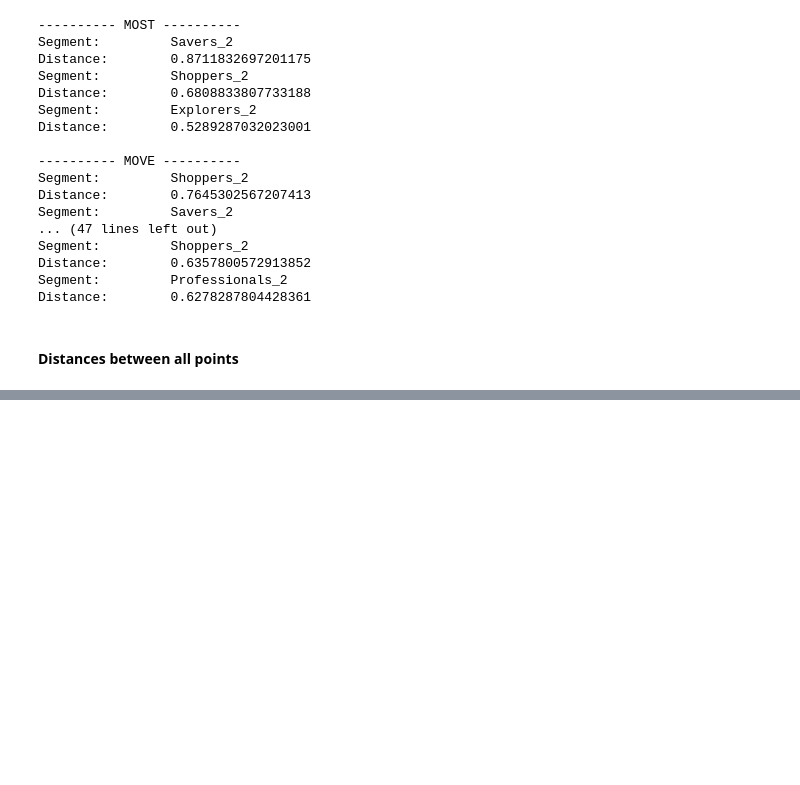
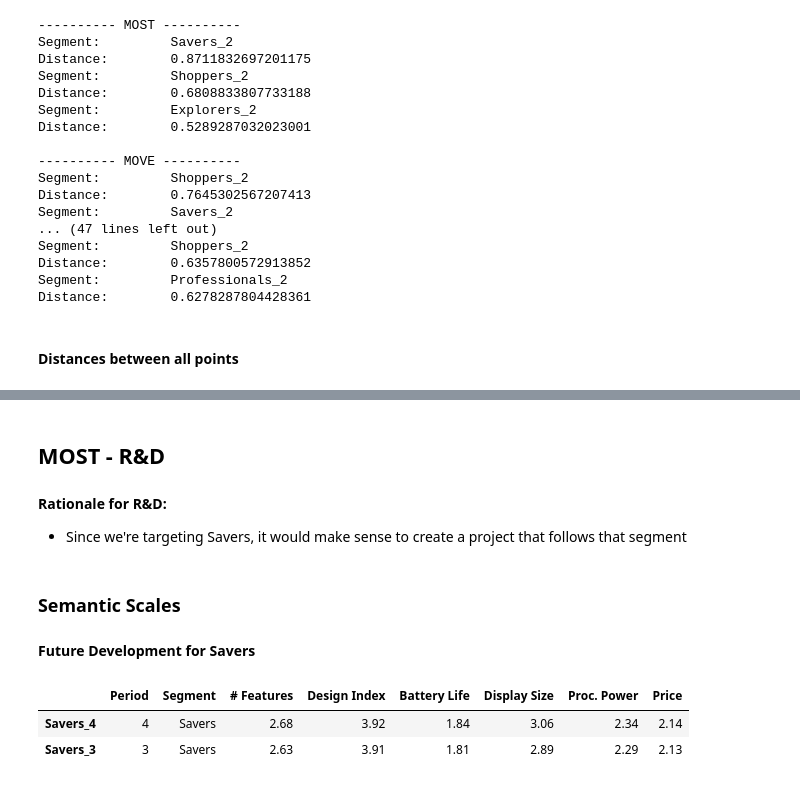
Before and after one commit to FedericoCortesi/Markstrat, a Jupyter notebook: main.ipynb, the cells around one changed output, grey strips where cells are left out. Drawn from its saved outputs; the diff is of its cells as text; code cells hidden in the pictures; blank space fills up the shorter version.

```diff
--- a/main.ipynb
+++ b/main.ipynb
@@ -342,0 +473,15 @@ an.compute_distance_centroids(df_seg_sem_fc, new_move_semantic)[3]
+# %% [markdown]
+## MOST - R&D
+# %% [markdown]
+**Rationale for R&D:**
+- Since we're targeting Savers, it would make sense to create a project that follows that segment
+# %% [markdown]
+### Semantic Scales
+# %% [markdown]
+**Future Development for Savers**
+# %%
+df_seg_sem_fc[df_seg_sem_fc["Segment"]=="Savers"]
+# %% [output]
+|  | Period | Segment | # Features | Design Index | Battery Life | Display Size | Proc. Power | Price |
+| Savers_4 | 4 | Savers | 2.68 | 3.92 | 1.84 | 3.06 | 2.34 | 2.14 |
+| Savers_3 | 3 | Savers | 2.63 | 3.91 | 1.81 | 2.89 | 2.29 | 2.13 |
```
Also changed, not shown: parts of 37 cells of this notebook, 4 other files.
